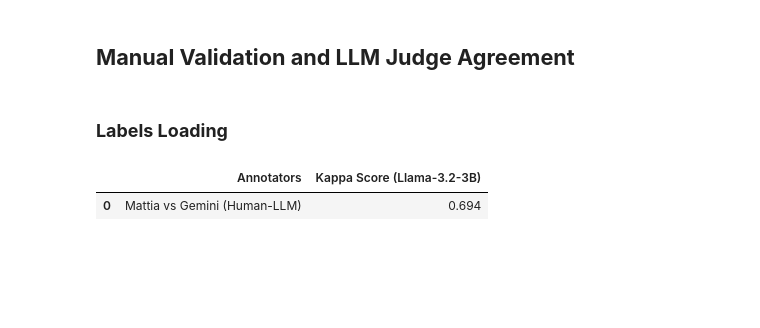
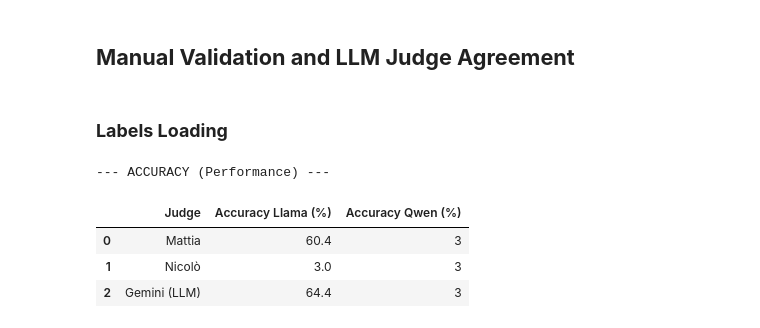
Before and after one commit to Matt12699/MNLP_Project_2026, a Jupyter notebook: HW2/augmented_generation.ipynb, the cells around one changed output. Drawn from its saved outputs; the diff is of its cells as text; code cells hidden in the pictures; blank space fills up the shorter version.

Commit message:
Accuracy Calculation

```diff
--- a/HW2/augmented_generation.ipynb
+++ b/HW2/augmented_generation.ipynb
@@ -858,39 +866,55 @@ df.to_csv(os.path.join(NO_REQUESTED_OUTPUTS_DIR, "gemini_qwen_evaluations.csv"),
 df_llama = pd.read_csv(os.path.join(NO_REQUESTED_OUTPUTS_DIR, "gemini_llama_evaluations.csv"))
 df_qwen = pd.read_csv(os.path.join(NO_REQUESTED_OUTPUTS_DIR, "gemini_qwen_evaluations.csv"))
 # %%
-# Cohen's Kappa Calculation
+# Accuracy Calculation
+
+acc_mattia_llama = df_llama['Annotator 1 (Mattia)'].mean() * 100
+acc_nicolo_llama = df_llama['Annotator 2 (Nicolo)'].mean() * 100
+acc_gemini_llama = df_llama['LLM Judge Score'].mean() * 100
+
+acc_mattia_qwen = df_qwen['Annotator 1 (Mattia)'].mean() * 100
+acc_nicolo_qwen = df_qwen['Annotator 2 (Nicolo)'].mean() * 100
+acc_gemini_qwen = df_qwen['LLM Judge Score'].mean() * 100
+
+df_accuracy = pd.DataFrame({
+    "Judge": [
+        "Mattia",
+        "Nicolò",
+        "Gemini (LLM)"
+    ],
+    "Accuracy Llama (%)": [acc_mattia_llama, acc_nicolo_llama, acc_gemini_llama],
+    "Accuracy Qwen (%)": [acc_mattia_qwen, acc_nicolo_qwen, acc_gemini_qwen]
+}).round(1)
+
+print("--- ACCURACY (Performance) ---")
+display(df_accuracy)
+
+
+# Kappa Coefficient Calculation t
+
 kappa_mattia_nicolo_llama = cohen_kappa_score(df_llama['Annotator 1 (Mattia)'].to_numpy(), df_llama['Annotator 2 (Nicolo)'].to_numpy())
 kappa_mattia_gemini_llama = cohen_kappa_score(df_llama['Annotator 1 (Mattia)'].to_numpy(), df_llama['LLM Judge Score'].to_numpy())
 kappa_nicolo_gemini_llama = cohen_kappa_score(df_llama['Annotator 2 (Nicolo)'].to_numpy(), df_llama['LLM Judge Score'].to_numpy())
 
 kappa_mattia_nicolo_qwen = cohen_kappa_score(df_qwen['Annotator 1 (Mattia)'].to_numpy(), df_qwen['Annotator 2 (Nicolo)'].to_numpy())
 kappa_mattia_gemini_qwen = cohen_kappa_score(df_qwen['Annotator 1 (Mattia)'].to_numpy(), df_qwen['LLM Judge Score'].to_numpy())
 kappa_nicolo_gemini_qwen = cohen_kappa_score(df_qwen['Annotator 2 (Nicolo)'].to_numpy(), df_qwen['LLM Judge Score'].to_numpy())
 
+df_kappa = pd.DataFrame({
+    "Judges couples": [
+        "Mattia vs Nicolò (Umani)",
+        "Mattia vs Gemini (Umano-LLM)",
+        "Nicolò vs Gemini (Umano-LLM)"
+    ],
+    "Kappa Llama": [kappa_mattia_nicolo_llama, kappa_mattia_gemini_llama, kappa_nicolo_gemini_llama],
+    "Kappa Qwen": [kappa_mattia_nicolo_qwen, kappa_mattia_gemini_qwen, kappa_nicolo_gemini_qwen]
+}).round(3)
 
-dati_kappa = {
-    "Annotators": [
-        "Mattia vs Nicolò (Human-Human)",
-        "Mattia vs Gemini (Human-LLM)",
-        "Nicolò vs Gemini (Human-LLM)"
-    ],
-    "Kappa Score (Llama-3.2-3B)": [
-        kappa_mattia_nicolo_llama,
-        kappa_mattia_gemini_llama,
-        kappa_nicolo_gemini_llama
-    ],
-    "Kappa Score (Qwen3-0.6B)": [
-        kappa_mattia_nicolo_qwen,
-        kappa_mattia_gemini_qwen,
-        kappa_nicolo_gemini_qwen
-    ]
-}
-
-
-df_kappa_summary = pd.DataFrame(dati_kappa)
-colonne_numeriche = ["Kappa Score (Llama-3.2-3B)", "Kappa Score (Qwen3-0.6B)"]
-df_kappa_summary[colonne_numeriche] = df_kappa_summary[colonne_numeriche].round(3)
-display(df_kappa_summary)
+print("\n--- AGREEMENT (Cohen's Kappa) ---")
+display(df_kappa)
 # %% [output]
+--- ACCURACY (Performance) ---
-|  | Annotators | Kappa Score (Llama-3.2-3B) |
-| 0 | Mattia vs Gemini (Human-LLM) | 0.694 |
+|  | Judge | Accuracy Llama (%) | Accuracy Qwen (%) |
+| 0 | Mattia | 60.4 | 3 |
+| 1 | Nicolò | 3.0 | 3 |
+| 2 | Gemini (LLM) | 64.4 | 3 |
```
Also changed, not shown: parts of 1 cell of this notebook.
